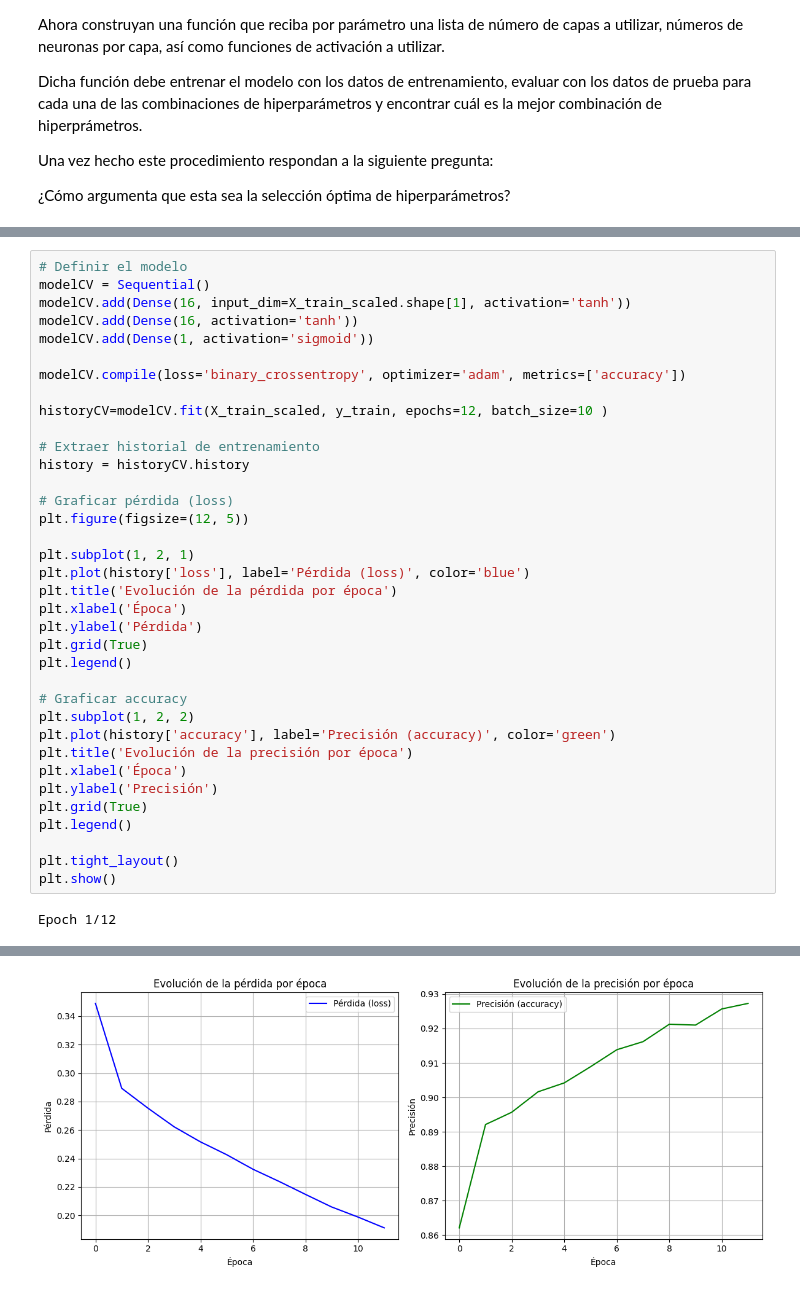
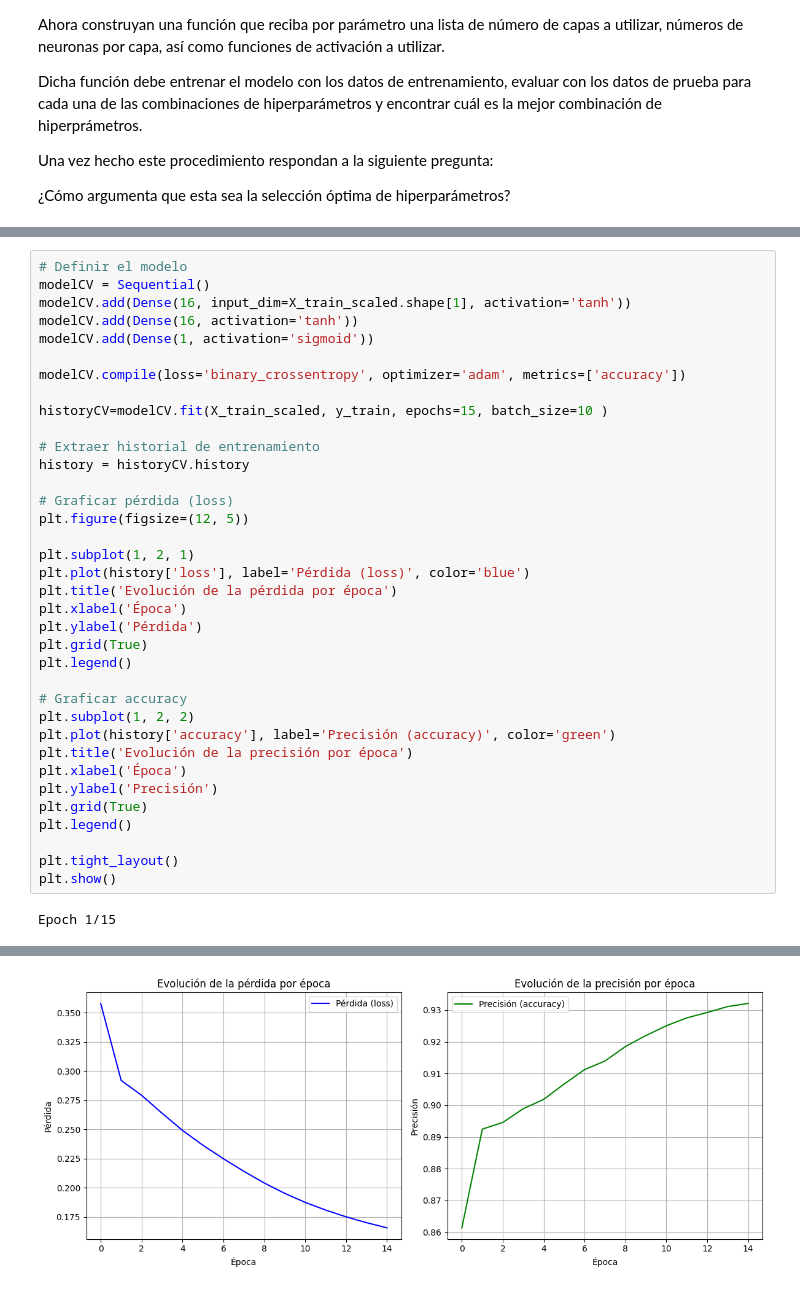
Before and after one commit to molinamarriott/DL-mlp, a Jupyter notebook: S2TCPEP2.ipynb, the cells around one changed output, grey strips where cells are left out. Saved outputs shown, nothing was run; the diff lists cells and outputs as text.

```diff
--- a/S2TCPEP2.ipynb
+++ b/S2TCPEP2.ipynb
@@ -453,7 +522,7 @@ modelCV.add(Dense(1, activation='sigmoid'))
 
 modelCV.compile(loss='binary_crossentropy', optimizer='adam', metrics=['accuracy'])
 
-historyCV=modelCV.fit(X_train_scaled, y_train, epochs=12, batch_size=10 )
+historyCV=modelCV.fit(X_train_scaled, y_train, epochs=15, batch_size=10 )
 
 # Extraer historial de entrenamiento
 history = historyCV.history
@@ -481,4 +550,4 @@ plt.legend()
 plt.tight_layout()
 plt.show()
 # %% [output]
-Epoch 1/12
+Epoch 1/15
@@ -502,4 +571,4 @@ Epoch 12/12
-[figure, old version]
+[figure, new version]
 # %%
 _, accuracy = modelCV.evaluate(X_test_scaled, y_test)
 print('Accuracy: %.2f' % (accuracy*100))
```
Also changed, not shown: parts of 14 cells of this notebook.
